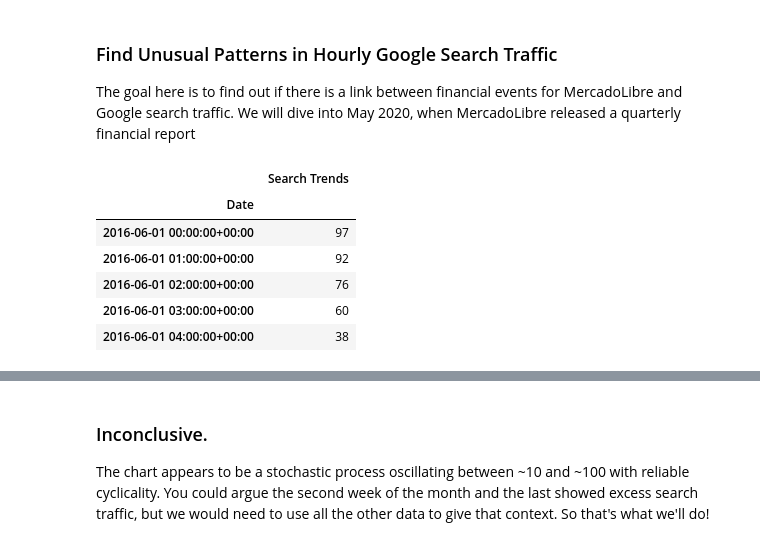
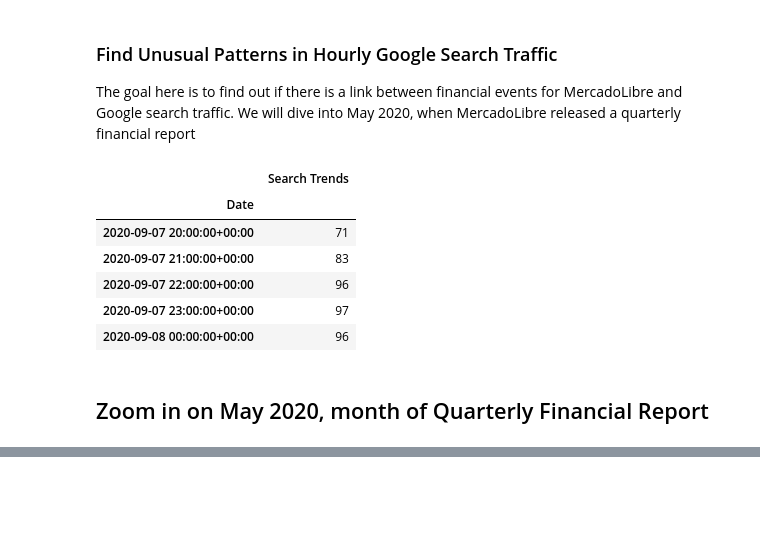
Before and after one commit to laramiedunlap/Forecasting_Mercado_Libre, a Jupyter notebook: main.ipynb, the cells around one changed output, grey strips where cells are left out. Cells and saved outputs as stored; diff of their text form; code cells hidden in the pictures; blank space fills up the shorter version.

```diff
--- a/main.ipynb
+++ b/main.ipynb
@@ -16,12 +18,12 @@ meli_search_df['Date'] = pd.to_datetime(meli_search_df['Date'], infer_datetime_f
 # Set the index to our Datetime column for simple lookup / plot statements
 meli_search_df = meli_search_df.set_index('Date')
 # %%
-meli_search_df.head()
+meli_search_df.tail()
 # %% [output]
 |  | Search Trends |
 | Date |  |
-| 2016-06-01 00:00:00+00:00 | 97 |
-| 2016-06-01 01:00:00+00:00 | 92 |
-| 2016-06-01 02:00:00+00:00 | 76 |
-| 2016-06-01 03:00:00+00:00 | 60 |
-| 2016-06-01 04:00:00+00:00 | 38 |
+| 2020-09-07 20:00:00+00:00 | 71 |
+| 2020-09-07 21:00:00+00:00 | 83 |
+| 2020-09-07 22:00:00+00:00 | 96 |
+| 2020-09-07 23:00:00+00:00 | 97 |
+| 2020-09-08 00:00:00+00:00 | 96 |
@@ -28 +35,3 @@ meli_search_df.head()
+# %% [markdown]
+## Zoom in on May 2020, month of Quarterly Financial Report
 # %%
@@ -30,6 +40,3 @@ fig_march = meli_search_df.loc['2020-03'].hvplot(title= 'March 2020 Search Trend
 fig_march
 # %% [output]
 [interactive output not drawn]
-# %% [markdown]
-### Inconclusive.
-The chart appears to be a stochastic process oscillating between ~10 and ~100 with reliable cyclicality. You could argue the second week of the month and the last showed excess search traffic, but we would need to use all the other data to give that context. So that's what we'll do!
```
Also changed, not shown: parts of 12 cells of this notebook.
